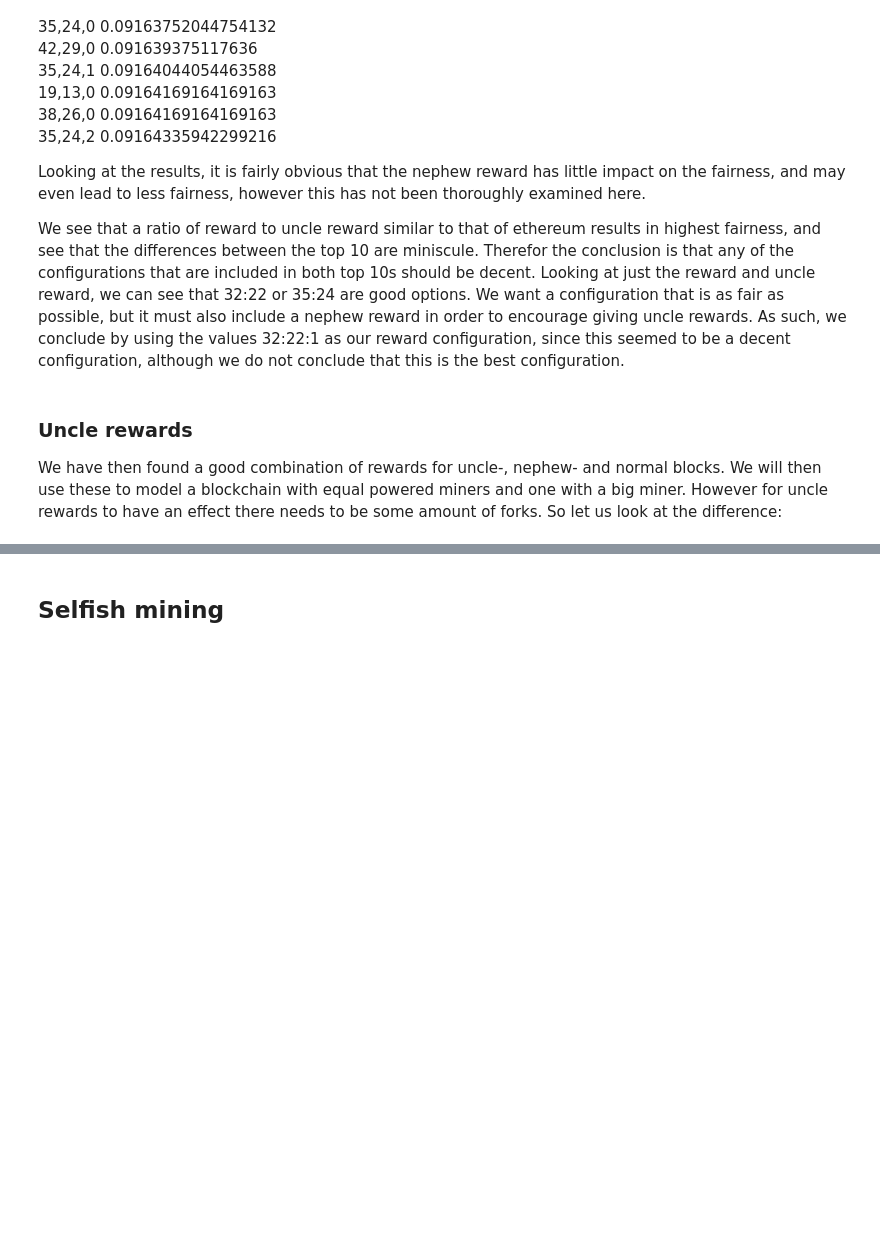
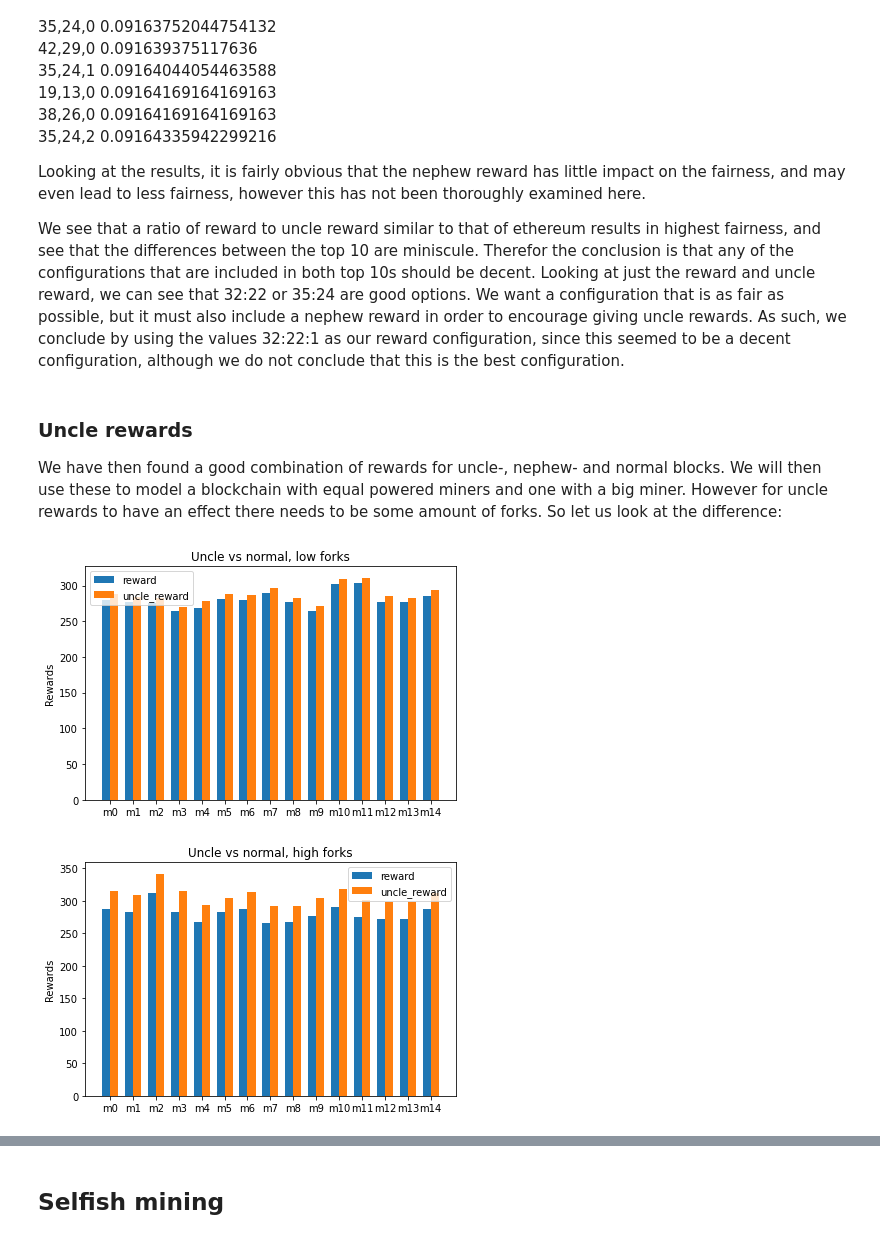
Before and after one commit to Od1nB/ProjectBlockchain, a Jupyter notebook: Project2_Uncles copy.ipynb, the cells around one changed output, grey strips where cells are left out. Saved outputs shown, nothing was run; the diff lists cells and outputs as text; code cells hidden in the pictures; blank space fills up the shorter version.

Commit message:
uncle rewards results

```diff
--- a/Project2_Uncles copy.ipynb
+++ b/Project2_Uncles copy.ipynb
@@ -604,3 +597,13 @@ nephew_reward = 1
 # %% [markdown]
 ### Uncle rewards
 We have then found a good combination of rewards for uncle-, nephew- and normal blocks. We will then use these to model a blockchain with equal powered miners and one with a big miner. However for uncle rewards to have an effect there needs to be some amount of forks. So let us look at the difference:
+# %%
+df_forks = getavg(100, run, num_blocks=100, num_miners=15, difficulty=5)
+# %%
+add_rewards(df_forks, reward, uncle_reward, nephew_reward)
+add_rewards(df_equal, reward, uncle_reward, nephew_reward)
+bar2groups(df_equal["reward"], df_equal["uncle_reward"], df_equal["name"], "reward","uncle_reward", "Uncle vs normal, low forks")
+bar2groups(df_forks["reward"], df_forks["uncle_reward"], df_forks["name"], "reward","uncle_reward", "Uncle vs normal, high forks")
+# %% [output]
+[figure, added]
+[figure, added]
```
Also changed, not shown: parts of 4 cells of this notebook.
